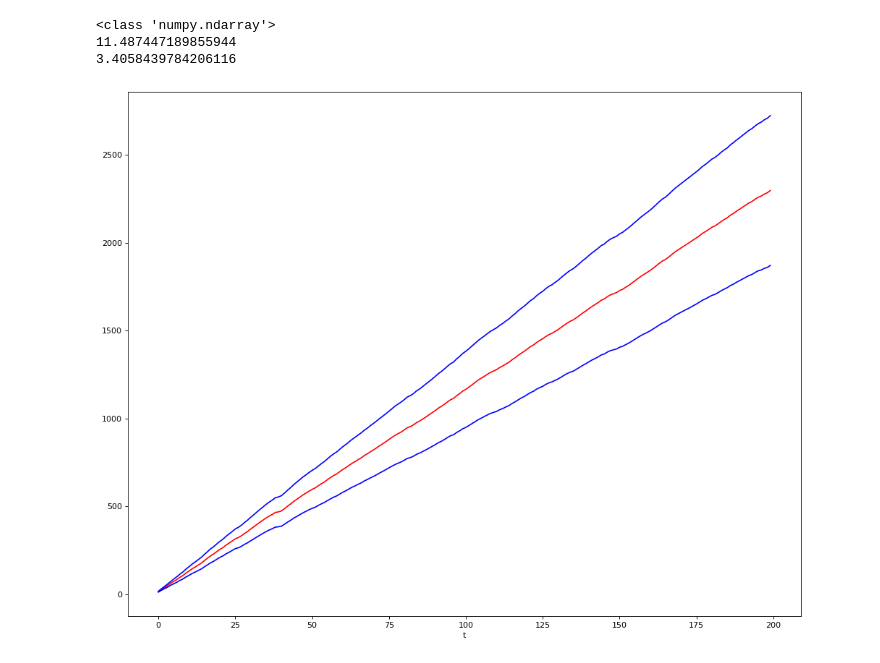
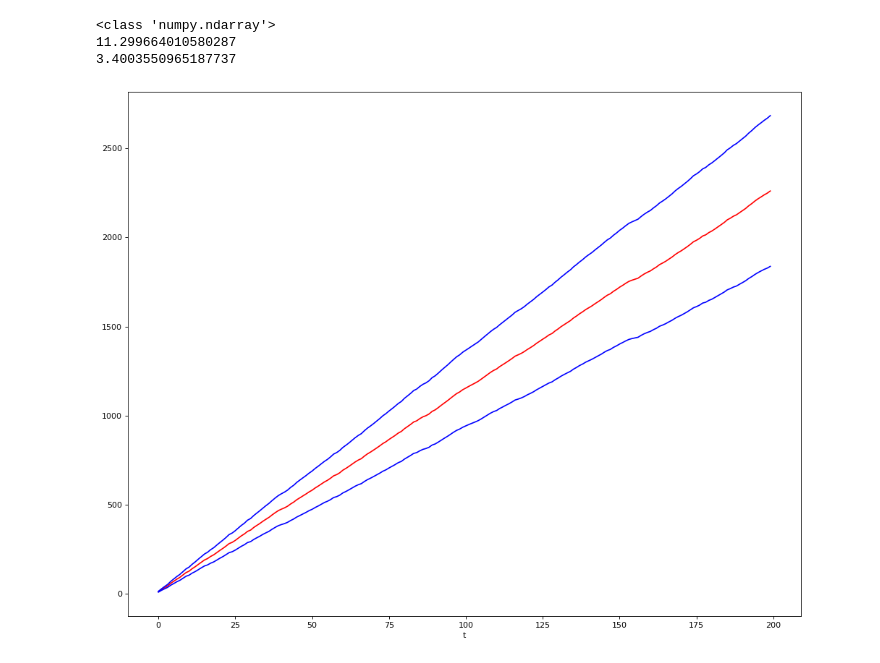
Before and after one commit to berkyasin/Coursera, a Jupyter notebook: Step_6_Sliding_Window.ipynb, the cells around one changed output. Drawn from its saved outputs; the diff is of its cells as text; code cells hidden in the pictures.

```diff
--- a/Step_6_Sliding_Window.ipynb
+++ b/Step_6_Sliding_Window.ipynb
@@ -191,7 +177,7 @@ def Greedy(n_product,n_arms,lm):
       saved_reward = max(reward)
   return(initial)
 # %%
-#buuuuuuuuuuuuuuuuu TS primaryyyyyyyyyyyyyyyyyyyyyyyyyyy
+
 import numpy as np
 import matplotlib.pyplot as plt
 from matplotlib.pyplot import figure
@@ -245,7 +231,7 @@ probability_reward = np.asarray(probability_reward)
   #line_max = argmax(EV[i,:])
   #opt.append(line_max)
 opt = price[:,3]
-opt = [7, 32,  1, 27, 2]
+opt = [6, 30,  1, 22, 2]
 opt = np.asarray(opt)
 
 #print(probability_reward)
@@ -359,33 +345,33 @@ for i in range(n_days):
   stds_regret = np.append(stds_regret,std_regret)
 
 meanofallreward = np.mean(means_reward)
 meanofallregret = np.mean(means_regret)
 print(meanofallreward)
 print(meanofallregret)
 
 upper_reward = means_reward+1.96*stds_reward/np.sqrt(n_days)
 lower_reward = means_reward-1.96*stds_reward/np.sqrt(n_days)
 
 upper_regret = means_regret+1.96*stds_regret/np.sqrt(n_days)
 lower_regret = means_regret-1.96*stds_regret/np.sqrt(n_days)
 
 
 #mean1=np.mean(TS_regret_per_experiment,axis=1)
 #sd = np.std(TS_regret_per_experiment,axis=1)
 #upper = mean1+1.96*sd/np.sqrt(n_days)
 #lower = mean1-1.96*sd/np.sqrt(n_days)
 
 plt.figure(figsize=(15, 12), dpi=80)
 plt.xlabel("t")
 #plt.ylabel("Regret")
 plt.plot(np.cumsum(means_reward),'r')
 plt.plot(np.cumsum(upper_reward),'b')
 plt.plot(np.cumsum(lower_reward),'b')
 #plt.plot(np.cumsum(np.mean(opt-UCB_rewards_per_experiment,axis=0)),'g')
 #plt.legend(["TS","Greedy"])
 plt.show()
 # %% [output]
 <class 'numpy.ndarray'>
-11.487447189855944
-3.4058439784206116
+11.299664010580287
+3.4003550965187737
-[figure, old version]
+[figure, new version]
```
Also changed, not shown: parts of 5 cells of this notebook, 2 other files.
